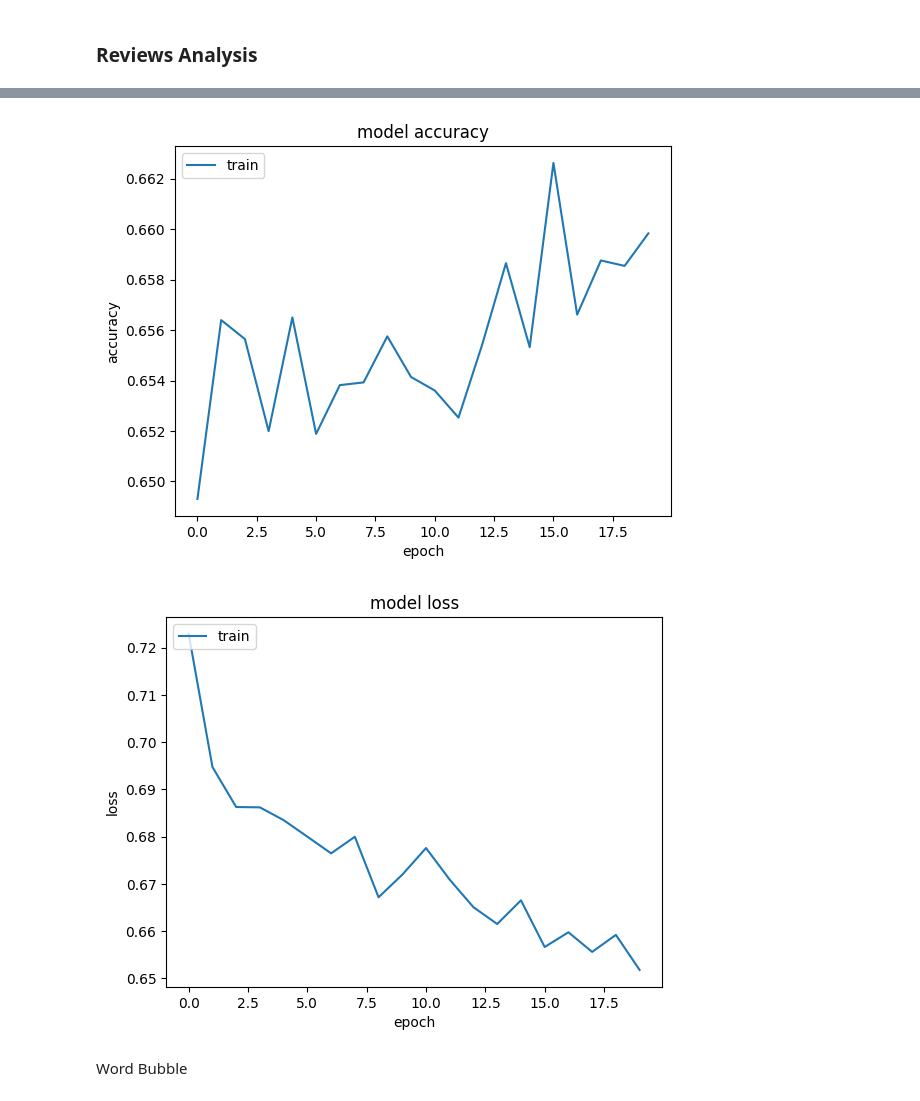
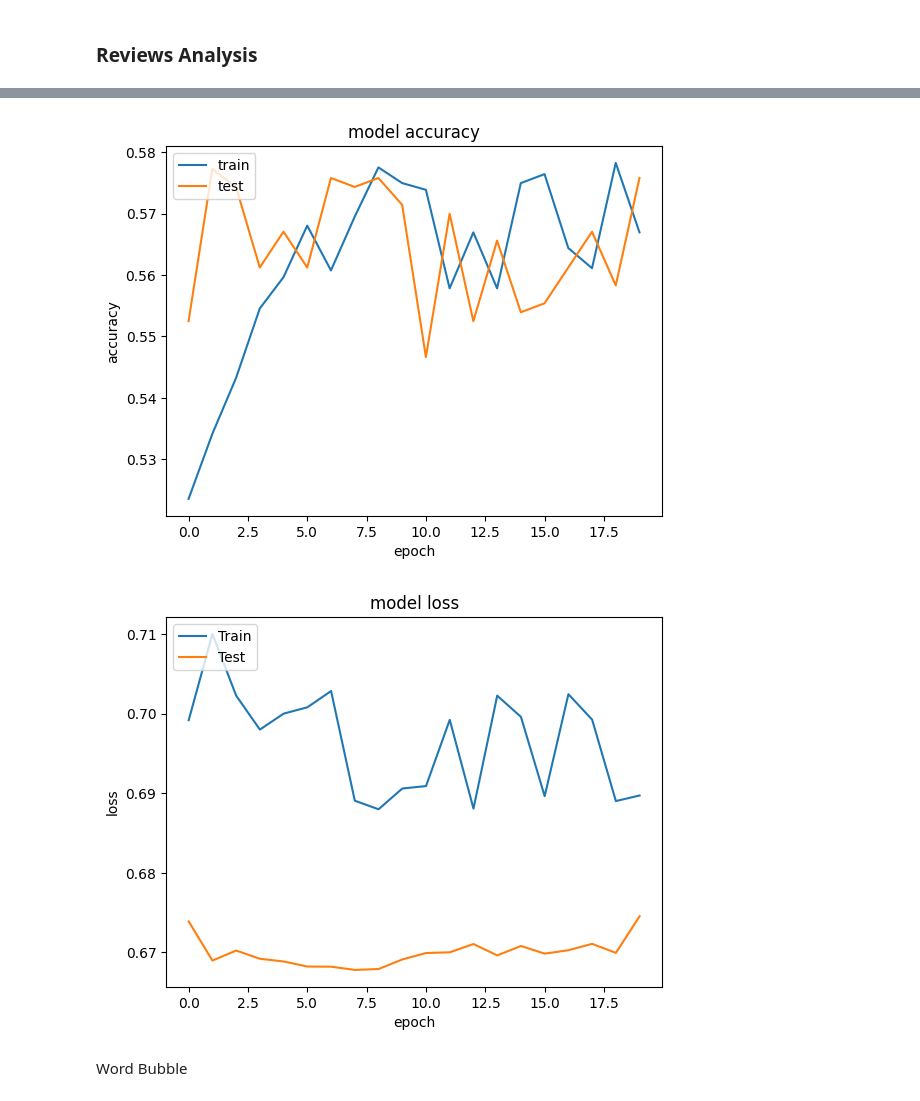
Before and after one commit to pullz6/Airline_Study, a Jupyter notebook: Airline_Reviews.ipynb, the cells around one changed output, grey strips where cells are left out. Drawn from its saved outputs; the diff is of its cells as text; code cells hidden in the pictures.

```diff
--- a/Airline_Reviews.ipynb
+++ b/Airline_Reviews.ipynb
@@ -982,11 +978,11 @@ airline.head()
 # %%
-x = airline['customer_review']
+x = ba_reviews['Reviews']
 
 recommendation_mapping = {
            'yes': 1,
            'no': 0}
 
-y = airline["recommended"].map(recommendation_mapping)
+y = ba_reviews['Recommended'].map(recommendation_mapping)
 
 #y = pd.get_dummies(airline["recommended"])
 # %%
@@ -1099,21 +1095,23 @@ Epoch 20/20
 # %%
 # summarize history for accuracy
-plt.plot(history.history['accuracy'])
+plt.plot(history.history['accuracy'],label='Train')
+plt.plot(history.history['val_accuracy'],label='Test')
 plt.title('model accuracy')
 plt.ylabel('accuracy')
 plt.xlabel('epoch')
 plt.legend(['train', 'test'], loc='upper left')
 plt.show()
 # summarize history for loss
-plt.plot(history.history['loss'])
+plt.plot(history.history['loss'],label='Train')
+plt.plot(history.history['val_loss'],label='Test')
 plt.title('model loss')
 plt.ylabel('loss')
 plt.xlabel('epoch')
-plt.legend(['train', 'test'], loc='upper left')
+plt.legend(loc='upper left')
 plt.show()
 # %% [output]
-[figure, old version]
+[figure, new version]
-[figure, old version]
+[figure, new version]
 # %% [markdown]
 Word Bubble
 # %%
```
Also changed, not shown: parts of 45 cells of this notebook.
